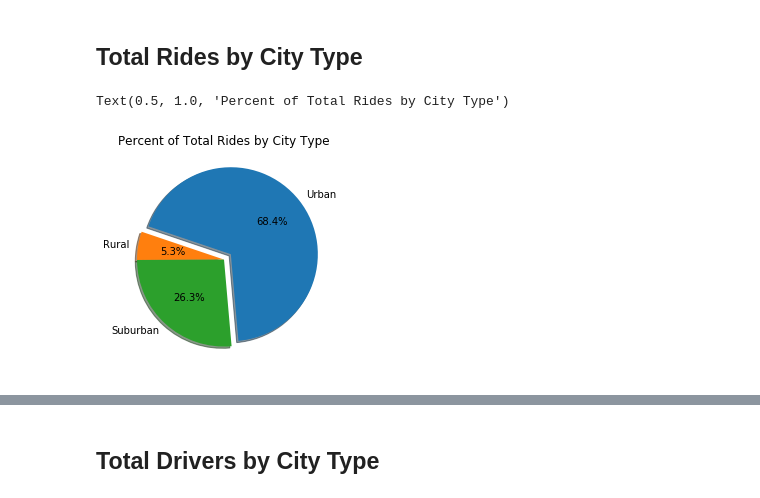
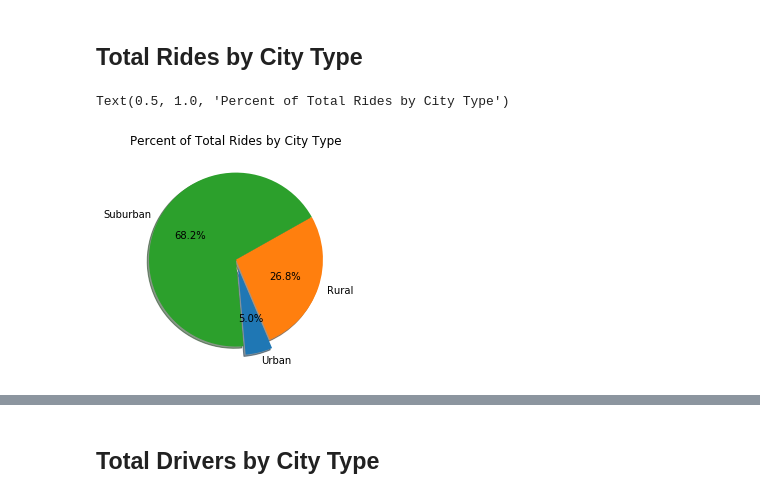
Before and after one commit to erikaplarsen/Assignment-5, a Jupyter notebook: pyber_starter.ipynb, the cells around one changed output, grey strips where cells are left out. Cells and saved outputs as stored; diff of their text form; code cells hidden in the pictures.

```diff
--- a/pyber_starter.ipynb
+++ b/pyber_starter.ipynb
@@ -18,11 +18,12 @@ ride_data = pd.read_csv(ride_data_to_load)
 ride_data.head()
 # Combine the data into a single dataset
 
-combined_data = pd.merge(city_data, ride_data, on = ['city','city'])
+combined_data = pd.merge(ride_data, city_data, on = ['city','city'])
+combined_data.head()
 
 # Display the data table for preview
 
-combined_data.head()
+#combined_data
 
 #saying too many files open?
 # %% [output]
@@ -105,31 +162,22 @@ plt.show()
 # %%
 
 
-city_type = city_data['type'].count()
-#print(fares_by_type)
-total_rides = city_type.sum()
 
+rides_total = combined_data.groupby(['type'])['ride_id'].sum()/combined_data['ride_id'].sum() * 100
 
-
-#is there a way to sum each type? If statement?
-
-
-percent_rural = (125/total_rides)* 100
-percent_suburban = (625/total_rides) * 100
-percent_urban = (1625/total_rides) * 100
 
 # Build Pie Chart
 
 labels = ['Urban','Rural','Suburban']
 sizes = [(percent_urban),( percent_rural), (percent_suburban)]
 explode = (.1,0,0)
-plt.pie(sizes, explode, labels=labels, autopct='%1.1f%%', shadow = True, startangle = 275)
+plt.pie(rides_total, explode, labels=labels, autopct='%1.1f%%', shadow = True, startangle = 275)
 plt.title( 'Percent of Total Rides by City Type')
 
 # Save Figure
 # %% [output]
 Text(0.5, 1.0, 'Percent of Total Rides by City Type')
-[figure, old version]
+[figure, new version]
 # %%
 # Show Figure
 plt.show()
```
Also changed, not shown: parts of 9 cells of this notebook.
